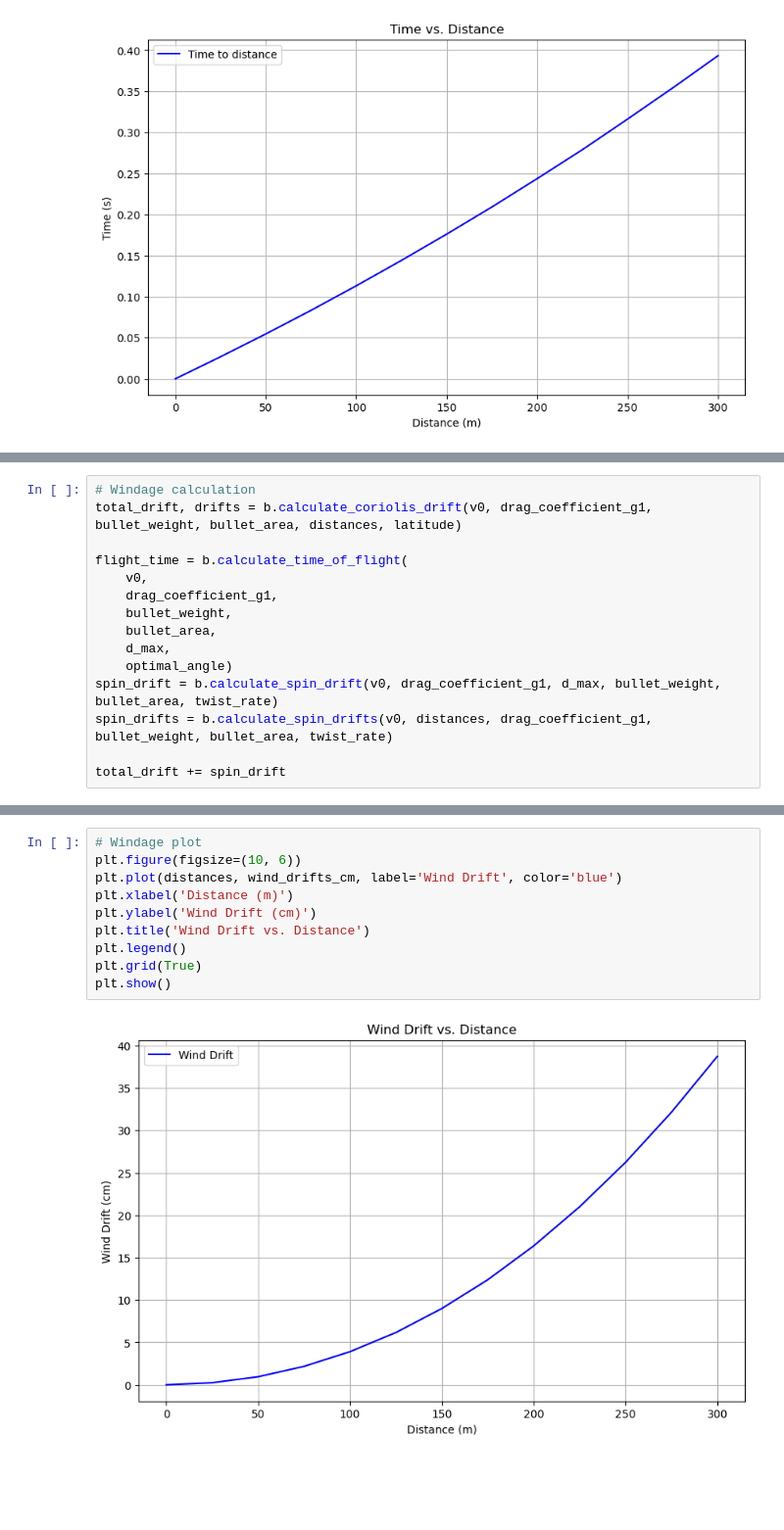
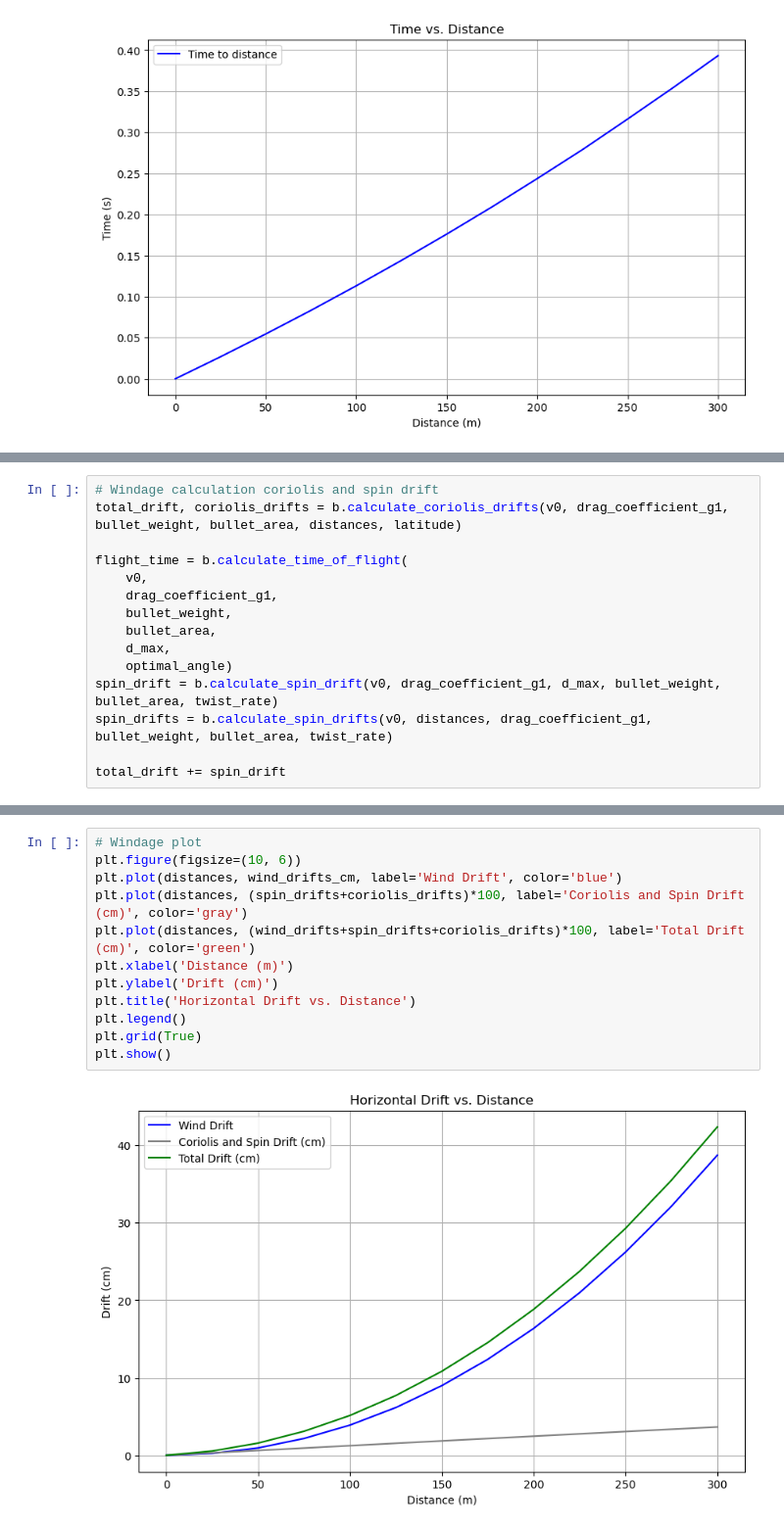
Before and after one commit to theresiasnow/ballistics, a Jupyter notebook: ballistics.ipynb, the cells around one changed output, grey strips where cells are left out. Shown at 98% size. Drawn from its saved outputs; the diff is of its cells as text; blank space fills up the shorter version.

```diff
--- a/ballistics.ipynb
+++ b/ballistics.ipynb
@@ -142,6 +119,6 @@ display(df)
 # %%
-# Windage calculation
-total_drift, drifts = b.calculate_coriolis_drift(v0, drag_coefficient_g1, bullet_weight, bullet_area, distances, latitude)
+# Windage calculation coriolis and spin drift
+total_drift, coriolis_drifts = b.calculate_coriolis_drifts(v0, drag_coefficient_g1, bullet_weight, bullet_area, distances, latitude)
 
 flight_time = b.calculate_time_of_flight(
     v0,
@@ -208,12 +163,14 @@ Time span: (0, 0.3932354015697525) s
 # %%
 # Windage plot
 plt.figure(figsize=(10, 6))
 plt.plot(distances, wind_drifts_cm, label='Wind Drift', color='blue')
+plt.plot(distances, (spin_drifts+coriolis_drifts)*100, label='Coriolis and Spin Drift (cm)', color='gray')
+plt.plot(distances, (wind_drifts+spin_drifts+coriolis_drifts)*100, label='Total Drift (cm)', color='green')
 plt.xlabel('Distance (m)')
-plt.ylabel('Wind Drift (cm)')
-plt.title('Wind Drift vs. Distance')
+plt.ylabel('Drift (cm)')
+plt.title('Horizontal Drift vs. Distance')
 plt.legend()
 plt.grid(True)
 plt.show()
 # %% [output]
-[figure, old version]
+[figure, new version]
```
Also changed, not shown: parts of 5 cells of this notebook, 1 other file.
